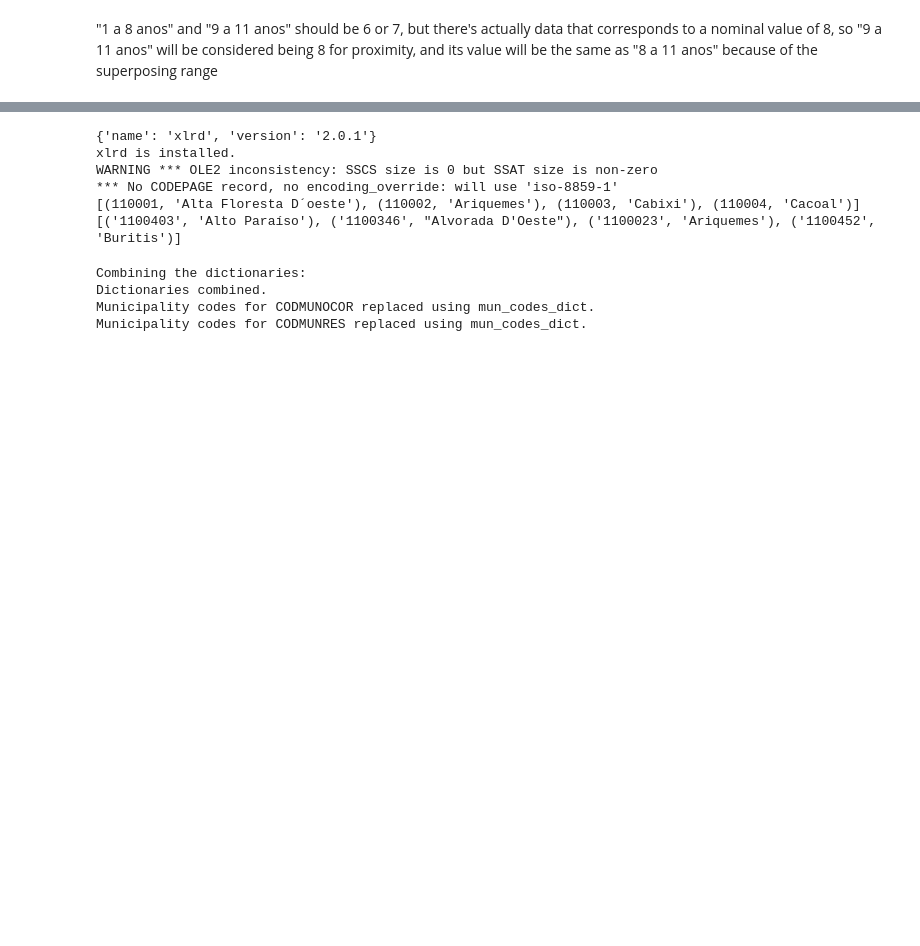
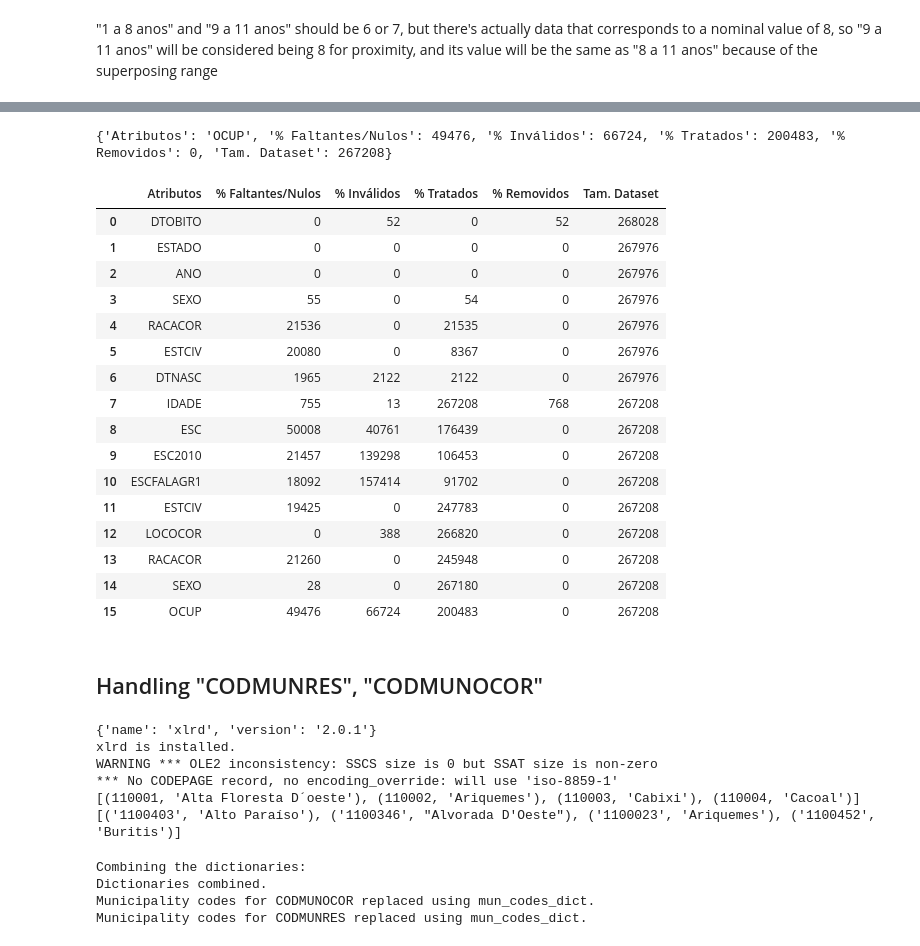
Before and after one commit to vklannusp/BrSuicides-dataset, a Jupyter notebook: data_creation/2_Data_modeling.ipynb, the cells around one changed output, grey strips where cells are left out. Drawn from its saved outputs; the diff is of its cells as text; code cells hidden in the pictures; blank space fills up the shorter version.

Commit message:
[ADD] [CHANGE] code to generate more info on the attributes data

```diff
--- a/data_creation/2_Data_modeling.ipynb
+++ b/data_creation/2_Data_modeling.ipynb
@@ -302,7 +300,9 @@ def clean_dates_data(df, date_columns, remove_nans=True):
 death_date_ats = ['DATAOBITO', 'DTOBITO']
 
 # Check if the columns exist and convert them to datetime
-valid_dtobito_df = clean_dates_data(df=dataframe, date_columns=death_date_ats)
+valid_dtobito_df, dtobito_missing, dtobito_invalid, dtobito_cleaned, dtobito_removed = clean_dates_data(df=dataframe, date_columns=death_date_ats)
+
+# DTOBITO INFOS WILL BE UPDATED TOGETHER WITH ESTADO AND ANO
 # %% [output]
 Column: DTOBITO
 Unstandardized date example:
@@ -924,5 +1117,3 @@ Number of unfiltered DTNASC invalid rows: 2122
 # %%
-filtered_3_df = process_age(df=filtered_3_df, age_col='IDADE', birth_col='DTNASC', death_col='DTOBITO')
-
-print(filtered_3_df['IDADE'].value_counts())
+filtered_3_df, idade_missing, idade_invalid, idade_cleaned, idade_removed = process_age(df=filtered_3_df, age_col='IDADE', birth_col='DTNASC', death_col='DTOBITO')
 # %% [output]
@@ -980,0 +1275,20 @@ display(filtered_3_df[-8:])
+# %%
+def check_ocup_codes(code):
+    if str(code).strip() == '':
+        return ''
+    try:
+        ocup_float = float(code)
+        if ocup_float <= 0:
+            return 0
+
+        return int(np.floor(ocup_float))
+
+    except ValueError:
+        return 0
+
+# Create a copy to avoid breaking the DataFrame on re-run
+filtered_4_df = filtered_3_df.copy()
+filtered_4_df['OCUP'] = filtered_4_df['OCUP'].apply(lambda x: check_ocup_codes(x))
+
+# Display the updated DataFrame
+print(filtered_4_df['OCUP'].value_counts())
@@ -1085,3 +1362,35 @@ Name: count, Length: 1608, dtype: int64
+# %%
+# Initialize 'OCUP' info
+final_info_ocup = ['OCUP', ocup_missing, ocup_invalid, ocup_cleaned, ocup_removed, len(filtered_4_df)]
+final_info_ocup_dict = {k: v for k, v in zip(final_info_cols_br, final_info_ocup)}
+
+if final_info_ocup[0] not in list(final_info_table[final_info_table.columns.to_list()[0]]):
+    final_info_table = pd.concat([final_info_table, pd.DataFrame([final_info_ocup_dict])], ignore_index=True)
+
+print(final_info_ocup_dict)
+# Update final_info_table
+display(final_info_table)
+# %% [output]
+{'Atributos': 'OCUP', '% Faltantes/Nulos': 49476, '% Inválidos': 66724, '% Tratados': 200483, '% Removidos': 0, 'Tam. Dataset': 267208}
+|  | Atributos | % Faltantes/Nulos | % Inválidos | % Tratados | % Removidos | Tam. Dataset |
+| 0 | DTOBITO | 0 | 52 | 0 | 52 | 268028 |
+| 1 | ESTADO | 0 | 0 | 0 | 0 | 267976 |
+| 2 | ANO | 0 | 0 | 0 | 0 | 267976 |
+| 3 | SEXO | 55 | 0 | 54 | 0 | 267976 |
+| 4 | RACACOR | 21536 | 0 | 21535 | 0 | 267976 |
+| 5 | ESTCIV | 20080 | 0 | 8367 | 0 | 267976 |
+| 6 | DTNASC | 1965 | 2122 | 2122 | 0 | 267976 |
+| 7 | IDADE | 755 | 13 | 267208 | 768 | 267208 |
+| 8 | ESC | 50008 | 40761 | 176439 | 0 | 267208 |
+| 9 | ESC2010 | 21457 | 139298 | 106453 | 0 | 267208 |
+| 10 | ESCFALAGR1 | 18092 | 157414 | 91702 | 0 | 267208 |
+| 11 | ESTCIV | 19425 | 0 | 247783 | 0 | 267208 |
+| 12 | LOCOCOR | 0 | 388 | 266820 | 0 | 267208 |
+| 13 | RACACOR | 21260 | 0 | 245948 | 0 | 267208 |
+| 14 | SEXO | 28 | 0 | 267180 | 0 | 267208 |
+| 15 | OCUP | 49476 | 66724 | 200483 | 0 | 267208 |
+# %% [markdown]
+## Handling "CODMUNRES", "CODMUNOCOR"
 # %%
 # http://blog.mds.gov.br/redesuas/lista-de-municipios-brasileiros/
 # site do governo nunca tem assinatura digital
```
Also changed, not shown: parts of 64 cells of this notebook, 7 other files.
